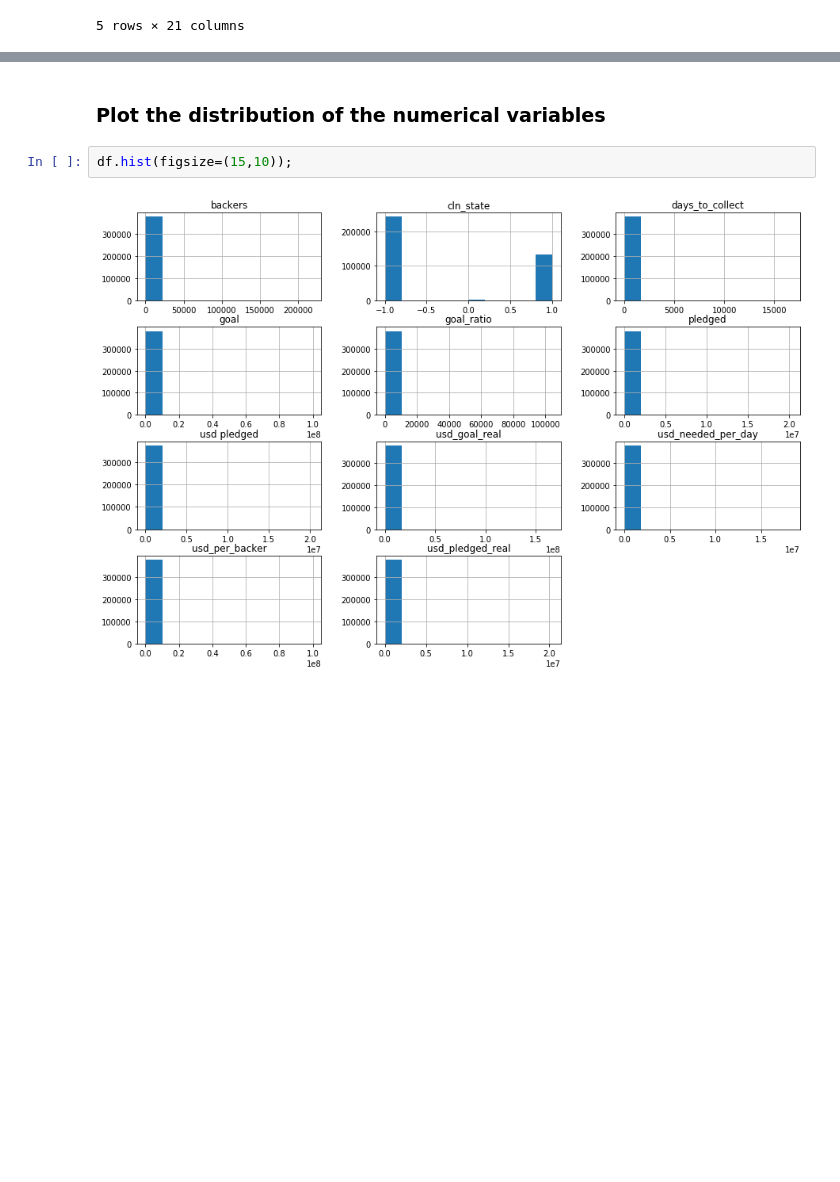
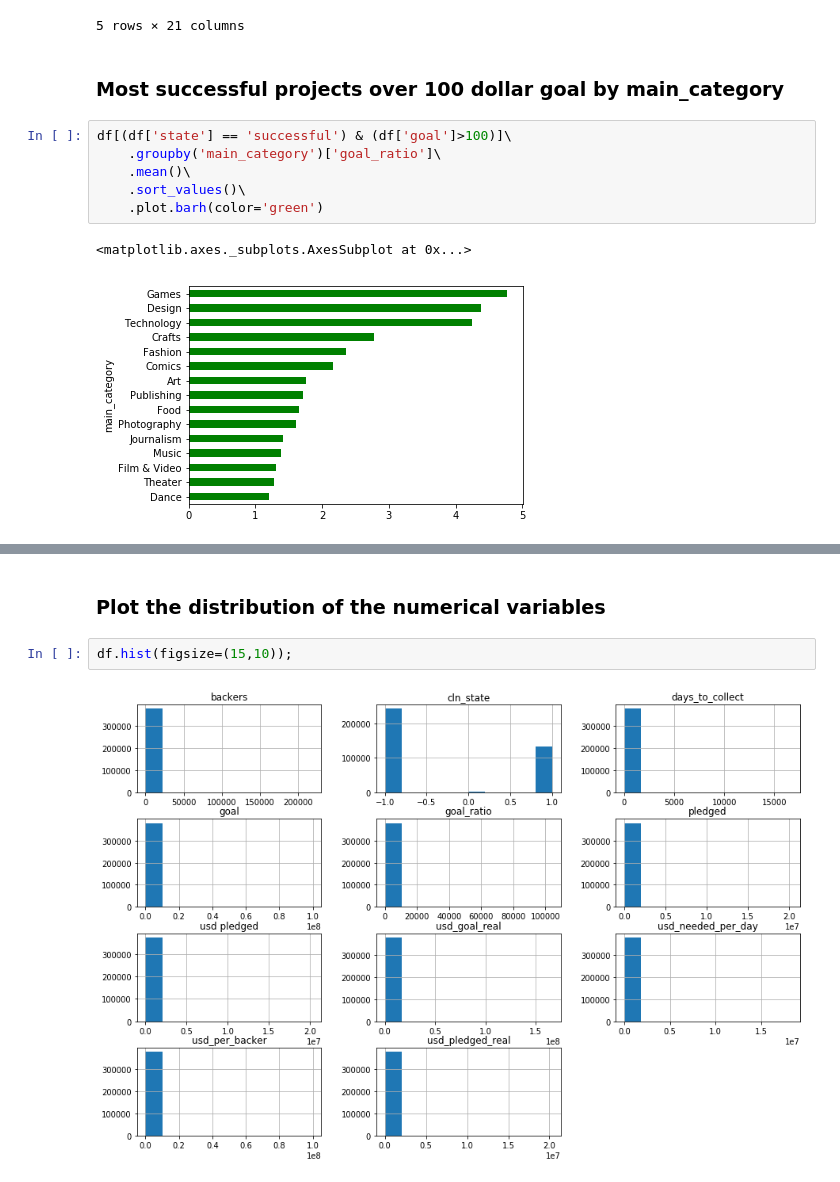
Before and after one commit to mahmoudMBA/CDA, a Jupyter notebook: Kickstarter.ipynb, the cells around one changed output, grey strips where cells are left out. Drawn from its saved outputs; the diff is of its cells as text; blank space fills up the shorter version.

```diff
--- a/Kickstarter.ipynb
+++ b/Kickstarter.ipynb
@@ -276,3 +270,14 @@ df.loc[(df['state'] == 'successful') & (df['goal']>100)]\
 | 1538025770 | MC YOGI: ONLY LOVE IS REAL | Hip-Hop | Music | USD | 2014-12-20 | 108.0 | 2014-11-05 01:46:40 | 86506.00 | successful | 1440 | ... |
 | 968166384 | Modern Map Art Prints | Graphic Design | Design | GBP | 2017-09-23 | 250.0 | 2017-08-24 01:17:10 | 94711.00 | successful | 1942 | ... |
 5 rows × 21 columns
+# %% [markdown]
+### Most successful projects over 100 dollar goal  by main_category
+# %%
+df[(df['state'] == 'successful') & (df['goal']>100)]\
+    .groupby('main_category')['goal_ratio']\
+    .mean()\
+    .sort_values()\
+    .plot.barh(color='green')
+# %% [output]
+<matplotlib.axes._subplots.AxesSubplot at 0x...>
+[figure, added]
```
Also changed, not shown: parts of 46 cells of this notebook.
